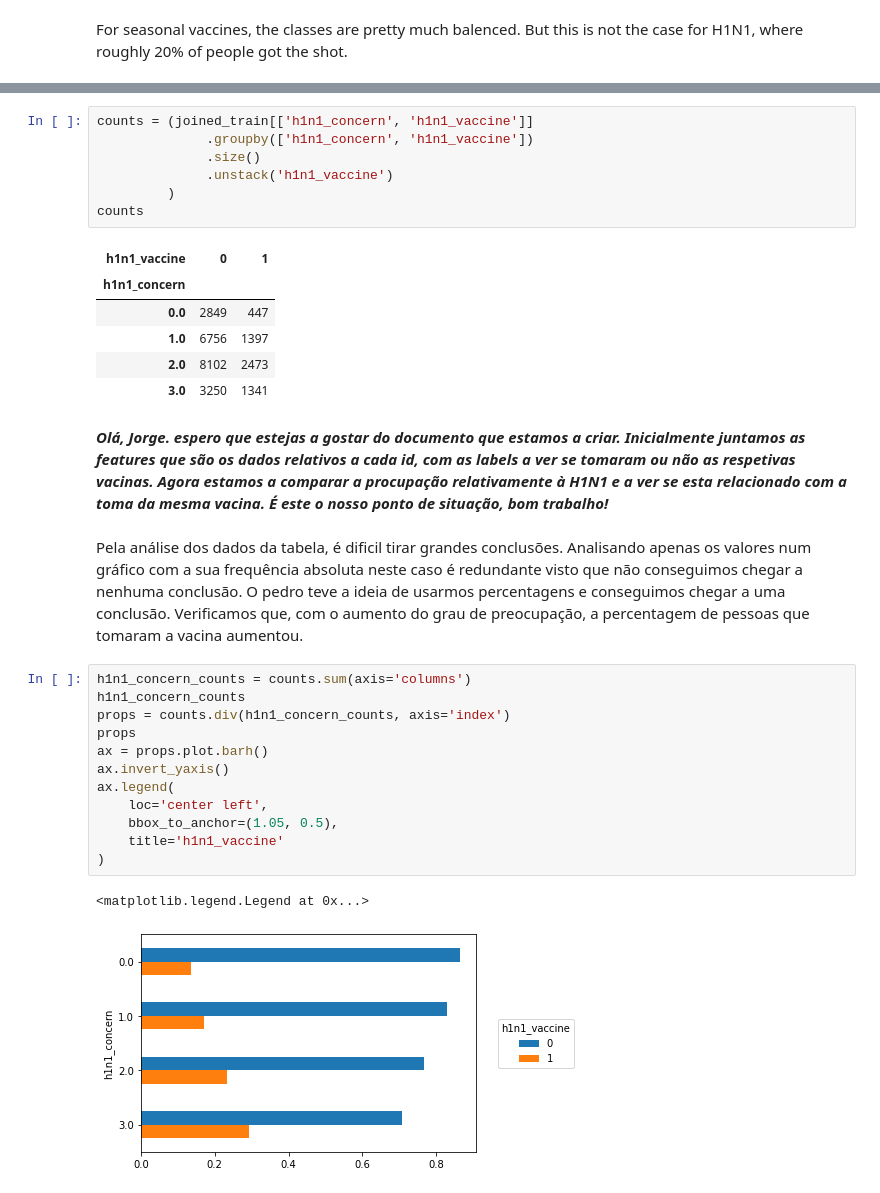
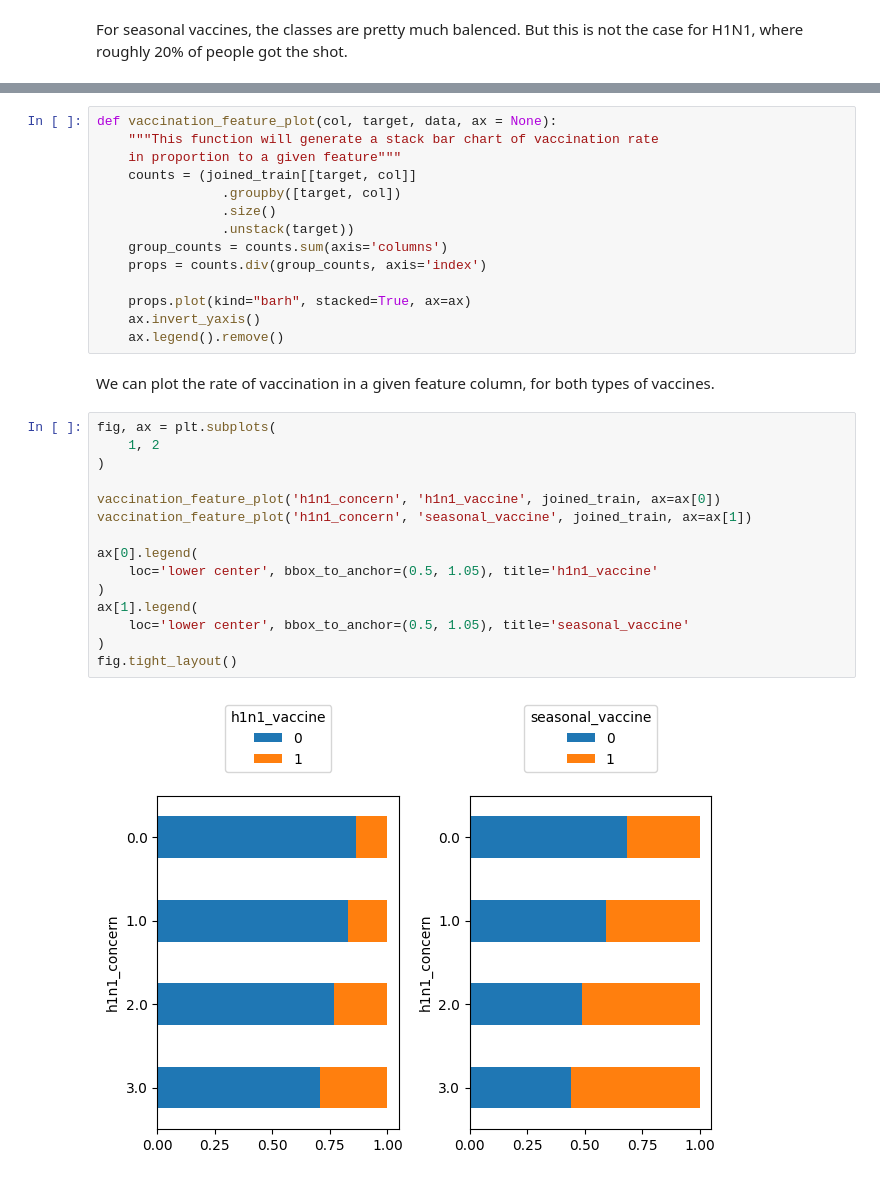
Before and after one commit to jorge-pais/APC_FluShotLearning, a Jupyter notebook: src/Project_MachineLearning.ipynb, the cells around one changed output, grey strips where cells are left out. Drawn from its saved outputs; the diff is of its cells as text.

```diff
--- a/src/Project_MachineLearning.ipynb
+++ b/src/Project_MachineLearning.ipynb
@@ -107,37 +102,36 @@ joined_train.head()
 | 3 | 1.0 | 1.0 | 0.0 | 1.0 | 0.0 | ... |
 | 4 | 2.0 | 1.0 | 0.0 | 1.0 | 0.0 | ... |
 5 rows × 37 columns
-# %%
-counts = (joined_train[['h1n1_concern', 'h1n1_vaccine']]
-              .groupby(['h1n1_concern', 'h1n1_vaccine'])
-              .size()
-              .unstack('h1n1_vaccine')
-         )
-counts
-# %% [output]
-| h1n1_vaccine | 0 | 1 |
-| h1n1_concern |  |  |
-| 0.0 | 2849 | 447 |
-| 1.0 | 6756 | 1397 |
-| 2.0 | 8102 | 2473 |
-| 3.0 | 3250 | 1341 |
-# %% [markdown]
-***Olá, Jorge. espero que estejas a gostar do documento que estamos a criar.
-        Inicialmente juntamos as features que são os dados relativos a cada id, com as labels a ver se tomaram ou não as respetivas vacinas. Agora estamos a comparar a procupação relativamente à H1N1 e a ver se esta relacionado com a toma da mesma vacina. É este o nosso ponto de situação, bom trabalho!***
-# %% [markdown]
-Pela análise dos dados da tabela, é dificil tirar grandes conclusões. Analisando apenas os valores num gráfico com a sua frequência absoluta neste caso é redundante visto que não conseguimos chegar a nenhuma conclusão. O pedro teve a ideia de usarmos percentagens e conseguimos chegar a uma conclusão. Verificamos que, com o aumento do grau de preocupação, a percentagem de pessoas que tomaram a vacina aumentou.
-# %%
-h1n1_concern_counts = counts.sum(axis='columns')
-h1n1_concern_counts
-props = counts.div(h1n1_concern_counts, axis='index')
-props
-ax = props.plot.barh()
-ax.invert_yaxis()
-ax.legend(
-    loc='center left',
-    bbox_to_anchor=(1.05, 0.5),
-    title='h1n1_vaccine'
-)
-# %% [output]
-<matplotlib.legend.Legend at 0x...>
-[figure, removed]
+# %%
+def vaccination_feature_plot(col, target, data, ax = None):
+    """This function will generate a stack bar chart of vaccination rate
+    in proportion to a given feature"""
+    counts = (joined_train[[target, col]]
+                .groupby([target, col])
+                .size()
+                .unstack(target))
+    group_counts = counts.sum(axis='columns')
+    props = counts.div(group_counts, axis='index')
+
+    props.plot(kind="barh", stacked=True, ax=ax)
+    ax.invert_yaxis()
+    ax.legend().remove()
+# %% [markdown]
+We can plot the rate of vaccination in a given feature column, for both types of vaccines.
+# %%
+fig, ax = plt.subplots(
+    1, 2
+)
+
+vaccination_feature_plot('h1n1_concern', 'h1n1_vaccine', joined_train, ax=ax[0])
+vaccination_feature_plot('h1n1_concern', 'seasonal_vaccine', joined_train, ax=ax[1])
+
+ax[0].legend(
+    loc='lower center', bbox_to_anchor=(0.5, 1.05), title='h1n1_vaccine'
+)
+ax[1].legend(
+    loc='lower center', bbox_to_anchor=(0.5, 1.05), title='seasonal_vaccine'
+)
+fig.tight_layout()
+# %% [output]
+[figure, added]
```
Also changed, not shown: parts of 21 cells of this notebook.
